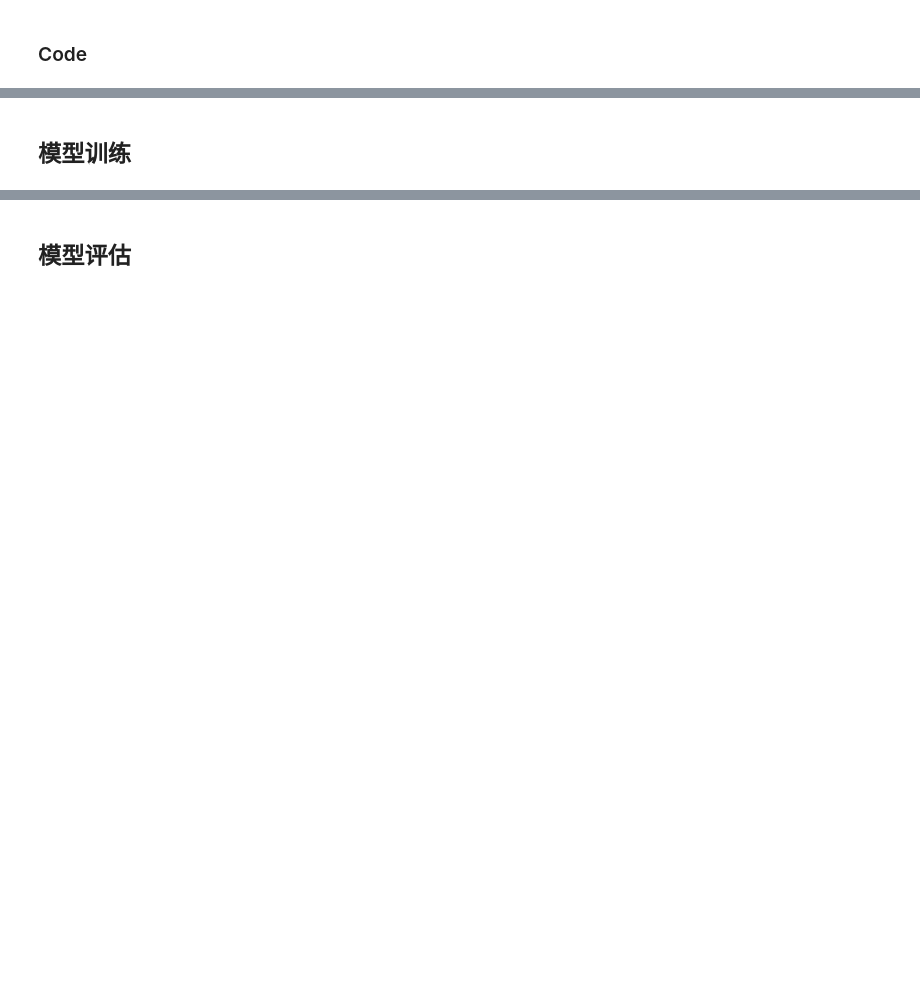
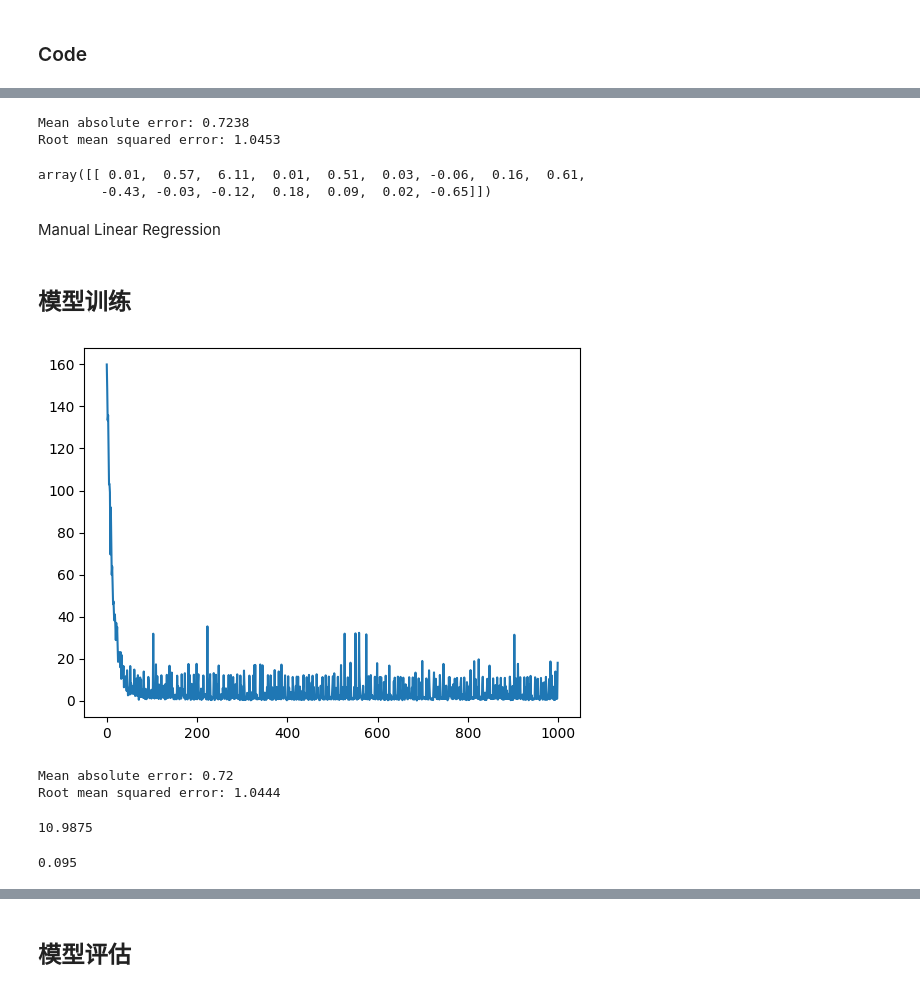
Before and after one commit to navono/keep_learning, a Jupyter notebook: ml/dl/00_neuralNet/00_from_scratch/02_Fundamentals.ipynb, the cells around one changed output, grey strips where cells are left out. Saved outputs shown, nothing was run; the diff lists cells and outputs as text; code cells hidden in the pictures; blank space fills up the shorter version.

```diff
--- a/ml/dl/00_neuralNet/00_from_scratch/02_Fundamentals.ipynb
+++ b/ml/dl/00_neuralNet/00_from_scratch/02_Fundamentals.ipynb
@@ -180,3 +256,17 @@ np.set_printoptions(precision=4)
+# %%
+print("Mean absolute error:", round(mae(preds, y_test), 4), "\n"
+                                                            "Root mean squared error:", round(rmse(preds, y_test), 4))
+
+import numpy as np
+
+np.round(lr.coef_, 2)
+# %% [output]
+Mean absolute error: 0.7238
+Root mean squared error: 1.0453
+array([[ 0.01,  0.57,  6.11,  0.01,  0.51,  0.03, -0.06,  0.16,  0.61,
+        -0.43, -0.03, -0.12,  0.18,  0.09,  0.02, -0.65]])
+# %% [markdown]
+Manual Linear Regression
 # %%
 def forward_linear_regression(X_batch: ndarray,
                               y_batch: ndarray,
@@ -209,3 +299,25 @@ def forward_linear_regression(X_batch: ndarray,
     forward_info['y'] = y_batch
 
     return loss, forward_info
+# %%
+def to_2d_np(a: ndarray,
+             type: str = "col") -> ndarray:
+    """
+    Turns a 1D Tensor into 2D
+    """
+
+    assert a.ndim == 1, \
+        "Input tensors must be 1 dimensional"
+
+    if type == "col":
+        return a.reshape(-1, 1)
+    elif type == "row":
+        return a.reshape(1, -1)
+
+
+def permute_data(X: ndarray, y: ndarray):
+    """
+    Permute X and y, using the same permutation, along axis=0
+    """
+    perm = np.random.permutation(X.shape[0])
+    return X[perm], y[perm]
@@ -212,2 +466,43 @@ def forward_linear_regression(X_batch: ndarray,
 # %% [markdown]
 ## 模型训练
+# %%
+train_info = train(X_train, y_train,
+                   n_iter=1000,
+                   learning_rate=0.001,
+                   batch_size=23,
+                   return_losses=True,
+                   return_weights=True,
+                   seed=180708)
+losses = train_info[0]
+weights = train_info[1]
+# %%
+plt.plot(list(range(1000)), losses);
+# %% [output]
+[figure, added]
+# %%
+def predict(X: ndarray,
+            weights: Dict[str, ndarray]):
+    """
+    Generate predictions from the step-by-step linear regression model.
+    """
+
+    N = np.dot(X, weights['W'])
+
+    return N + weights['B']
+
+
+preds = predict(X_test, weights)
+
+print("Mean absolute error:", round(mae(preds, y_test), 4), "\n"
+                                                            "Root mean squared error:", round(rmse(preds, y_test), 4))
+# %% [output]
+Mean absolute error: 0.72
+Root mean squared error: 1.0444
+# %%
+np.round(y_test.mean(), 4)
+# %% [output]
+10.9875
+# %%
+np.round(rmse(preds, y_test) / y_test.mean(), 4)
+# %% [output]
+0.095
```
Also changed, not shown: parts of 16 cells of this notebook, 2 other files.
